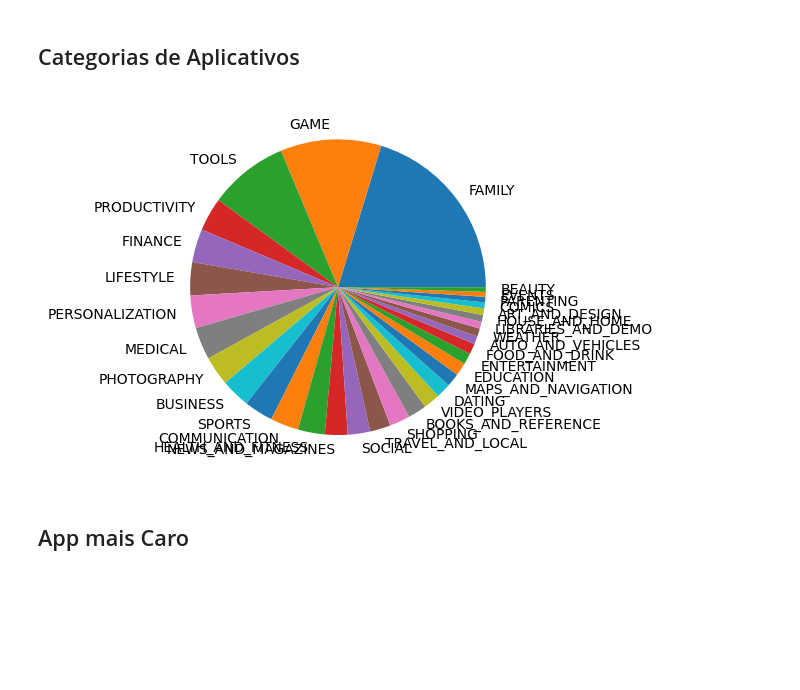
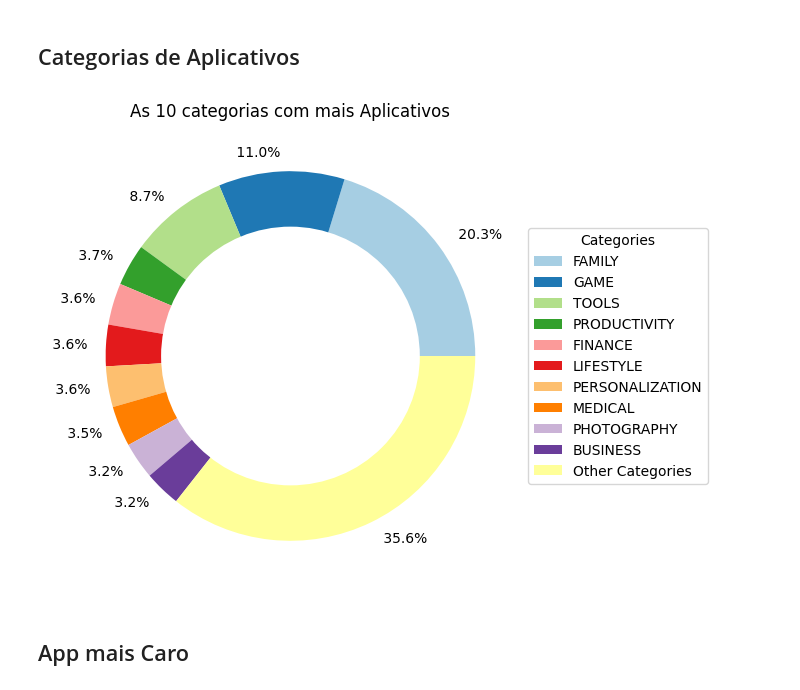
Before and after one commit to YuzuruTK/private-pb-gabriel, a Jupyter notebook: Sprint 3/Desafio/challenge.ipynb, the cells around one changed output. Cells and saved outputs as stored; diff of their text form; code cells hidden in the pictures; blank space fills up the shorter version.

```diff
--- a/Sprint 3/Desafio/challenge.ipynb
+++ b/Sprint 3/Desafio/challenge.ipynb
@@ -57,13 +84,33 @@ plt.show()
 # %% [markdown]
 ## Categorias de Aplicativos
-# %%
-app_categories = df.groupby("Category", as_index=False).count().sort_values(by="App", ascending=False)
-
-plt.pie(data=app_categories, x="App", labels="Category")
-
-plt.show()
-# %% [output]
-[figure, removed]
+# %%
+app_categories = df.groupby("Category", as_index=False).count().sort_values(by="App", ascending=False)[["Category","App"]]
+number_of_slices = 10
+
+
+# Ajusts to the Filtered DataFrame
+usable_slices = app_categories.head(number_of_slices)
+other_categories_quantity = app_categories.tail(-number_of_slices).sum()["App"]
+total_quantity = app_categories.sum()["App"]
+usable_slices = pd.concat([usable_slices, pd.DataFrame({"Category": ["Other Categories"], "App": [other_categories_quantity]})], ignore_index=True)
+usable_slices["Percentage"] = (usable_slices["App"] / total_quantity)
+usable_slices["Percentage"] = usable_slices.Percentage.apply(lambda x: int_to_percent(x))
+
+# Ajusts on the Figure/Plot
+figure, axis = plt.subplots(figsize=(6, 6))
+wedges, variable = axis.pie(data=usable_slices, x="App", labels="Percentage", colors=plt.cm.Paired.colors)
+
+# Putting Title and Legend
+axis.set_title(f'As {number_of_slices} categorias com mais Aplicativos')
+axis.legend(wedges, usable_slices['Category'], title="Categories", loc="center left", bbox_to_anchor=(1, 0.5))
+
+# Center Circle to Figure just to make it more Beauty
+centre_circle = plt.Circle((0, 0), 0.70, fc='white')
+figure.gca().add_artist(centre_circle)
+
+plt.show()
+# %% [output]
+[figure, added]
 # %% [markdown]
 ## App mais Caro
 # %%
```
Also changed, not shown: parts of 15 cells of this notebook.
